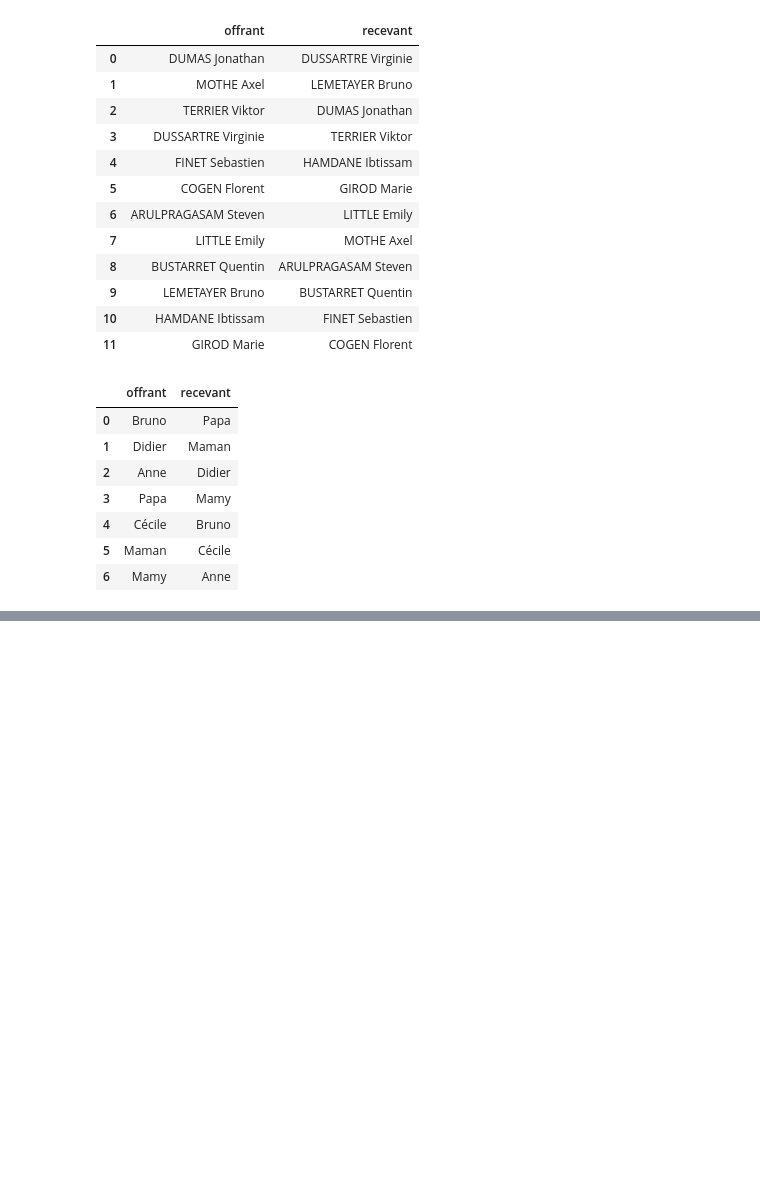
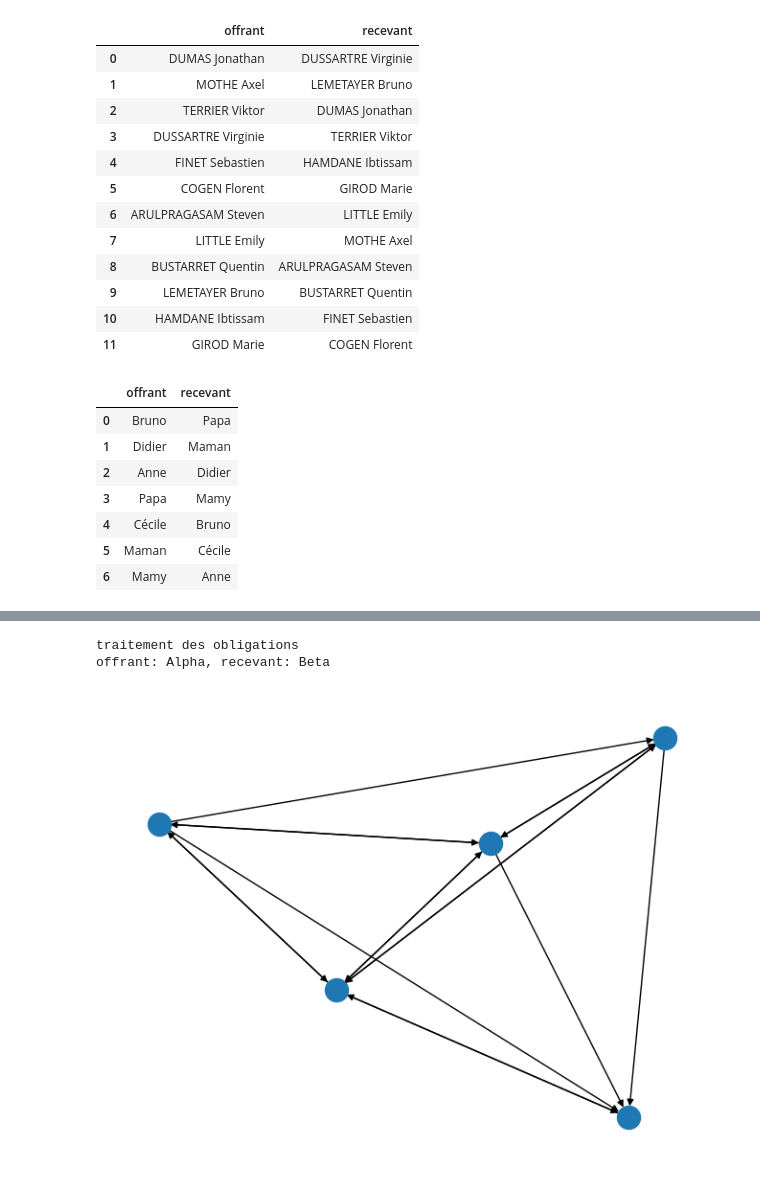
Before and after one commit to Elmetayer/divers, a Jupyter notebook: secret_santa.ipynb, the cells around one changed output, grey strips where cells are left out. Drawn from its saved outputs; the diff is of its cells as text; code cells hidden in the pictures; blank space fills up the shorter version.

```diff
--- a/secret_santa.ipynb
+++ b/secret_santa.ipynb
@@ -94,0 +150,16 @@ pd.DataFrame(secret_santa_results, columns = ['offrant', 'recevant'])
+# %%
+obligations = config['obligations'].copy()
+offrants_restant = liste_participants.copy()
+
+# on traite d'abord les obligations
+print('traitement des obligations')
+for offrant, recevant in obligations:
+    print('offrant: {}, recevant: {}'.format(offrant, recevant))
+    # on enlève les recevants qui ne sont pas celui de l'obligation
+    G.remove_edges_from([(offrant, target) for target in G[offrant] if target != recevant])
+    offrants_restant.pop(offrants_restant.index(offrant))
+nx.draw(G)
+# %% [output]
+traitement des obligations
+offrant: Alpha, recevant: Beta
+[figure, added]
```
Also changed, not shown: parts of 7 cells of this notebook, 1 other file.
